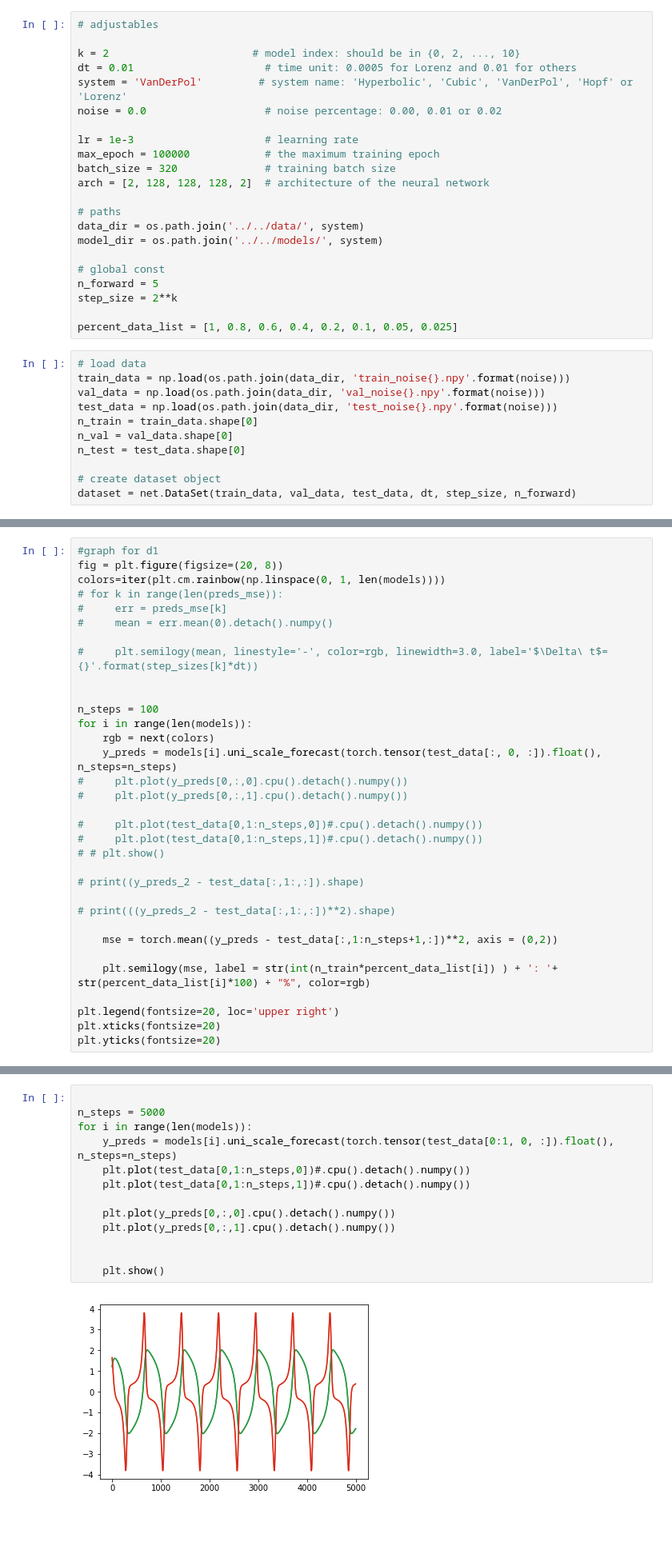
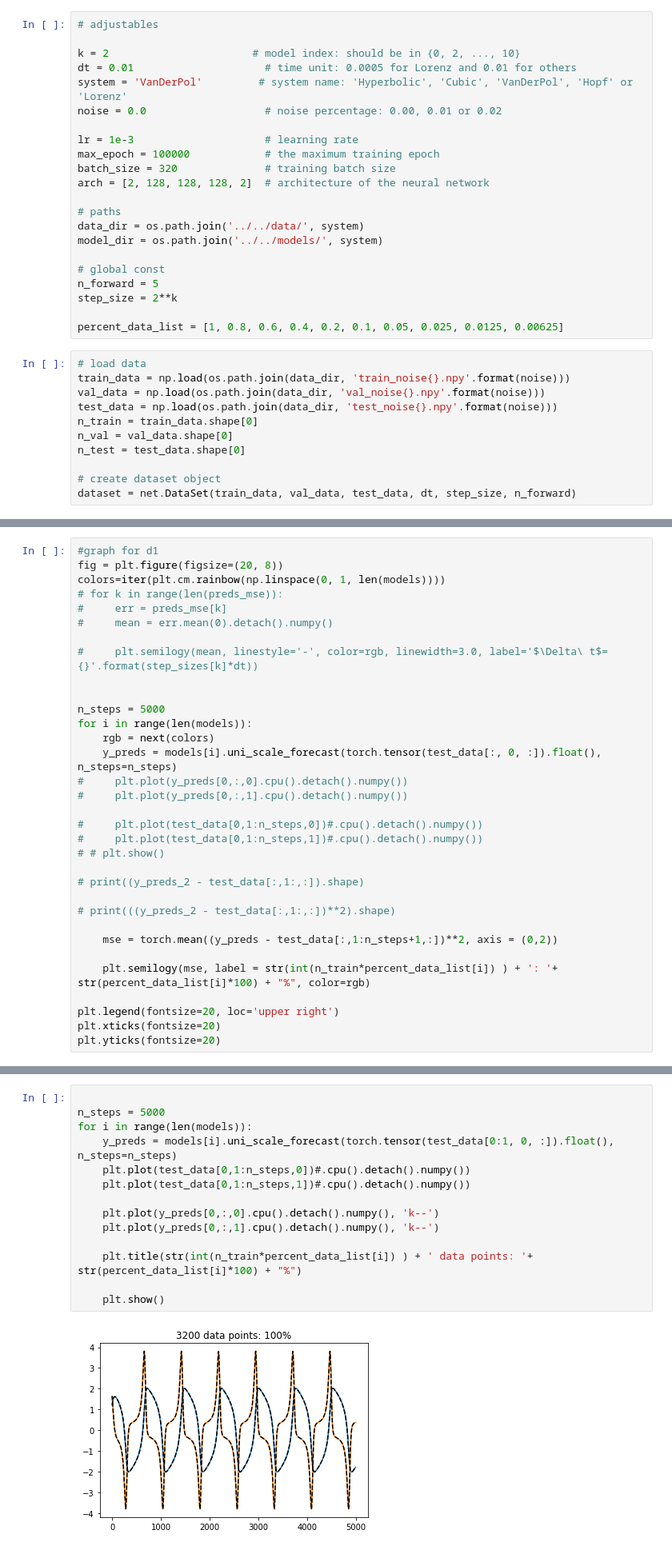
Before and after one commit to KatieJ16/ensemble_HiSTs, a Jupyter notebook: scripts/multiscale_HiTS_exp/model_training_post_less_data.ipynb, the cells around one changed output, grey strips where cells are left out. Shown at 80% size. Drawn from its saved outputs; the diff is of its cells as text; blank space fills up the shorter version.

Commit message:
working on more experiments with noise and data level

```diff
--- a/scripts/multiscale_HiTS_exp/model_training_post_less_data.ipynb
+++ b/scripts/multiscale_HiTS_exp/model_training_post_less_data.ipynb
@@ -38,7 +38,7 @@ model_dir = os.path.join('../../models/', system)
 n_forward = 5
 step_size = 2**k
 
-percent_data_list = [1, 0.8, 0.6, 0.4, 0.2, 0.1, 0.05, 0.025]
+percent_data_list = [1, 0.8, 0.6, 0.4, 0.2, 0.1, 0.05, 0.025, 0.0125, 0.00625]
 # %%
 # load data
 train_data = np.load(os.path.join(data_dir, 'train_noise{}.npy'.format(noise)))
@@ -86,7 +88,7 @@ colors=iter(plt.cm.rainbow(np.linspace(0, 1, len(models))))
 #     plt.semilogy(mean, linestyle='-', color=rgb, linewidth=3.0, label='$\Delta\ t$={}'.format(step_sizes[k]*dt))
 
 
-n_steps = 100
+n_steps = 5000
 for i in range(len(models)):
     rgb = next(colors)
     y_preds = models[i].uni_scale_forecast(torch.tensor(test_data[:, 0, :]).float(), n_steps=n_steps)
@@ -115,15 +118,16 @@ plt.yticks(fontsize=20)
 # %%
 
 n_steps = 5000
 for i in range(len(models)):
     y_preds = models[i].uni_scale_forecast(torch.tensor(test_data[0:1, 0, :]).float(), n_steps=n_steps)
     plt.plot(test_data[0,1:n_steps,0])#.cpu().detach().numpy())
     plt.plot(test_data[0,1:n_steps,1])#.cpu().detach().numpy())
 
-    plt.plot(y_preds[0,:,0].cpu().detach().numpy())
-    plt.plot(y_preds[0,:,1].cpu().detach().numpy())
+    plt.plot(y_preds[0,:,0].cpu().detach().numpy(), 'k--')
+    plt.plot(y_preds[0,:,1].cpu().detach().numpy(), 'k--')
 
+    plt.title(str(int(n_train*percent_data_list[i]) ) + ' data points: '+ str(percent_data_list[i]*100) + "%")
 
     plt.show()
 # %% [output]
-[figure, old version]
+[figure, new version]
```
Also changed, not shown: parts of 4 cells of this notebook, 4 other files.
